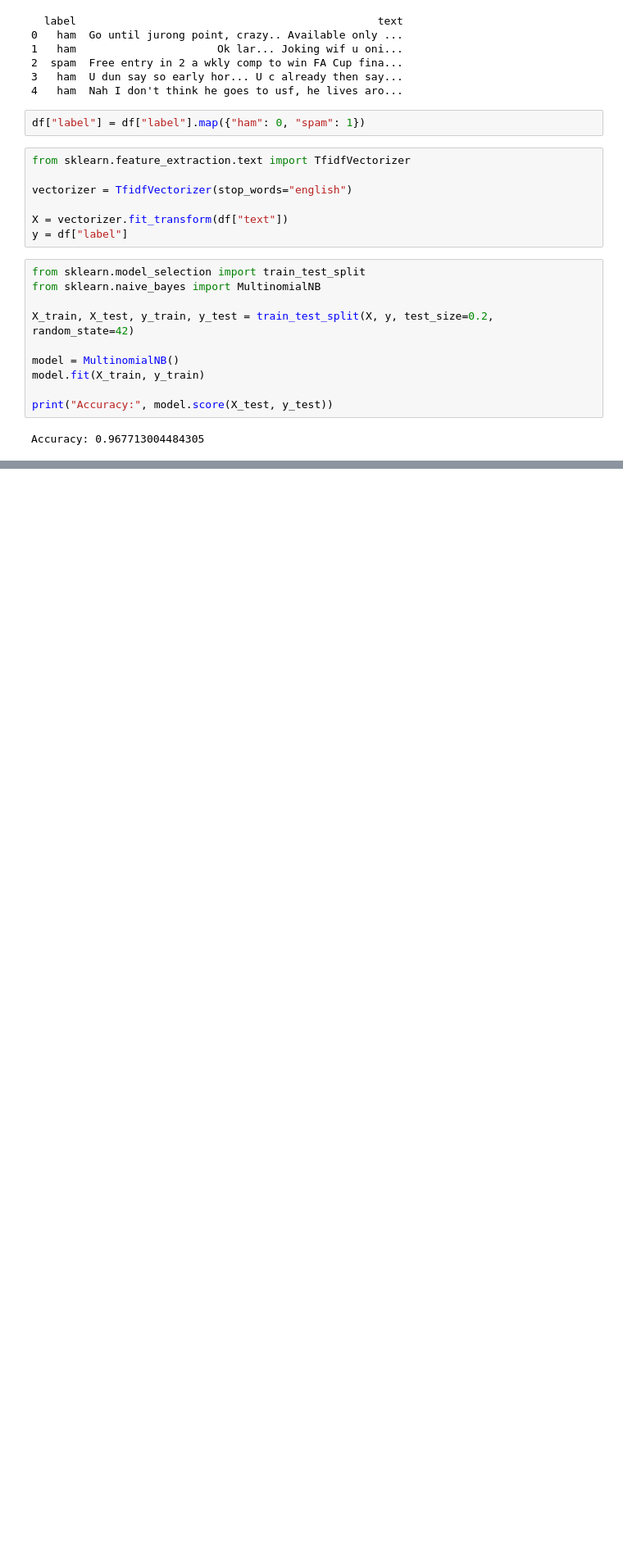
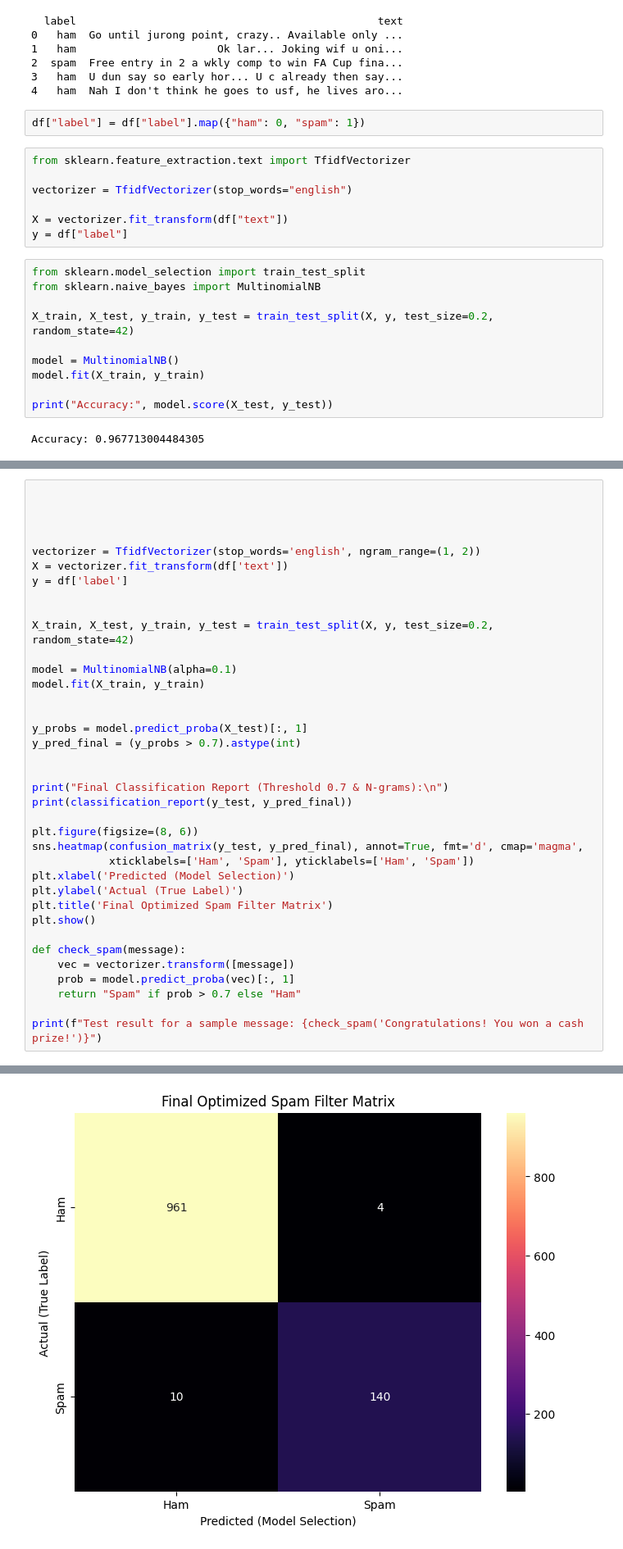
Before and after one commit to Salma-rar/Spam_Filtering_ML, a Jupyter notebook: data_Preprocessing/spam_filter.ipynb, the cells around one changed output, grey strips where cells are left out. Shown at 82% size. Drawn from its saved outputs; the diff is of its cells as text; blank space fills up the shorter version.

```diff
--- a/data_Preprocessing/spam_filter.ipynb
+++ b/data_Preprocessing/spam_filter.ipynb
@@ -58,0 +192,38 @@ Accuracy: 0.967713004484305
+# %%
+
+
+
+
+vectorizer = TfidfVectorizer(stop_words='english', ngram_range=(1, 2))
+X = vectorizer.fit_transform(df['text'])
+y = df['label']
+
+
+X_train, X_test, y_train, y_test = train_test_split(X, y, test_size=0.2, random_state=42)
+
+model = MultinomialNB(alpha=0.1)
+model.fit(X_train, y_train)
+
+
+y_probs = model.predict_proba(X_test)[:, 1]
+y_pred_final = (y_probs > 0.7).astype(int)
+
+
+print("Final Classification Report (Threshold 0.7 & N-grams):\n")
+print(classification_report(y_test, y_pred_final))
+
+plt.figure(figsize=(8, 6))
+sns.heatmap(confusion_matrix(y_test, y_pred_final), annot=True, fmt='d', cmap='magma',
+            xticklabels=['Ham', 'Spam'], yticklabels=['Ham', 'Spam'])
+plt.xlabel('Predicted (Model Selection)')
+plt.ylabel('Actual (True Label)')
+plt.title('Final Optimized Spam Filter Matrix')
+plt.show()
+
+def check_spam(message):
+    vec = vectorizer.transform([message])
+    prob = model.predict_proba(vec)[:, 1]
+    return "Spam" if prob > 0.7 else "Ham"
+
+print(f"Test result for a sample message: {check_spam('Congratulations! You won a cash prize!')}")
+# %% [output]
@@ -58,0 +240 @@ Accuracy: 0.967713004484305
+[figure, added]
```
Also changed, not shown: parts of 5 cells of this notebook.
